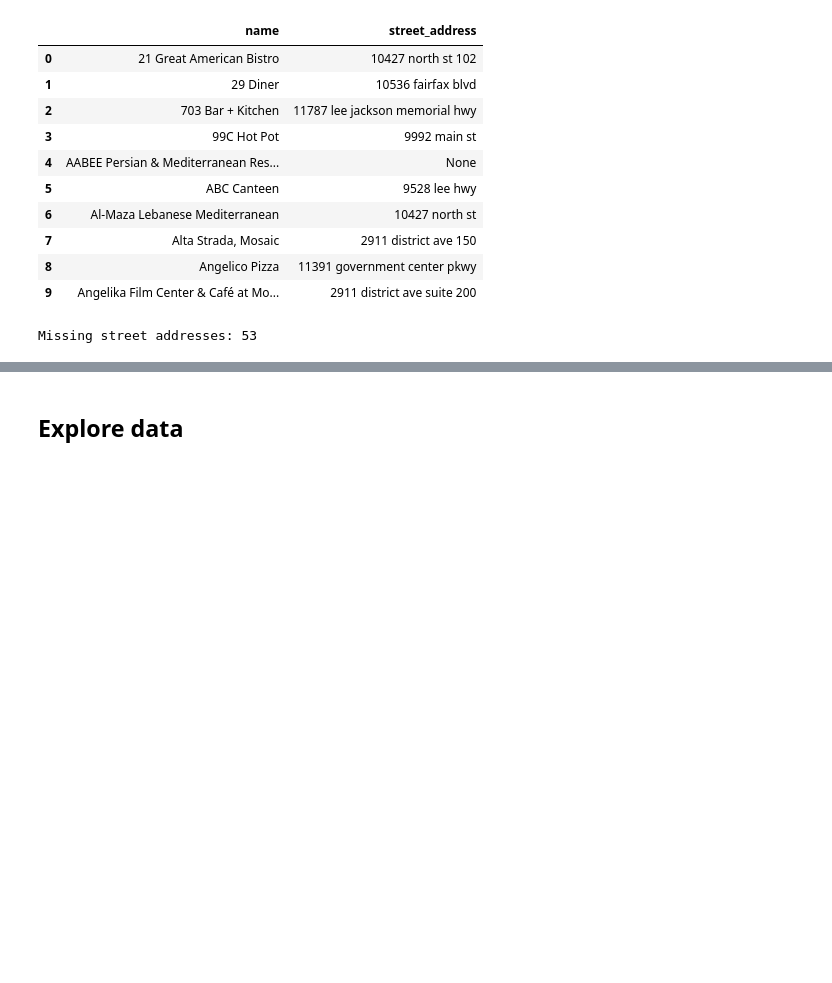
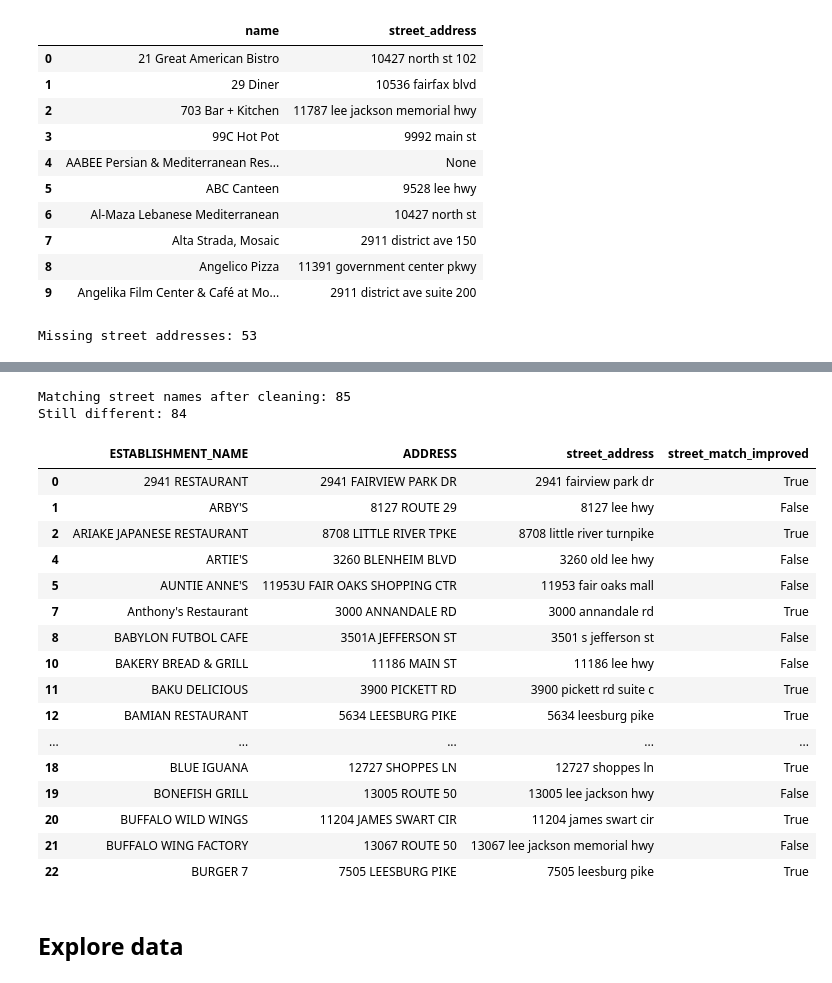
Before and after one commit to hwayalew/ds3001_team1_project, a Jupyter notebook: notebook.ipynb, the cells around one changed output, grey strips where cells are left out. Drawn from its saved outputs; the diff is of its cells as text; code cells hidden in the pictures; blank space fills up the shorter version.

```diff
--- a/notebook.ipynb
+++ b/notebook.ipynb
@@ -561,3 +623,82 @@ Different or missing street numbers: 181
+# %%
+#Improve street address matching
+
+# Make a copy of the pairs with matching street numbers
+address_matches = address_matches.copy()
+
+# Remove common suite/unit information and standardize abbreviations
+def simplify_street(address):
+    if pd.isna(address):
+        return ""
+
+    address = str(address).lower()
+
+    # Standardize common abbreviations
+    address = re.sub(r"\bturnpike\b", "tpke", address)
+    address = re.sub(r"\bhighway\b", "hwy", address)
+    address = re.sub(r"\bparkway\b", "pkwy", address)
+
+    # Remove suite or unit information
+    address = re.sub(
+        r"\b(suite|ste|unit|apt)\s+\w+",
+        "",
+        address
+    )
+
+    # Remove extra spaces
+    address = re.sub(r"\s+", " ", address).strip()
+
+    return address
+
+# Apply the same cleaning to both street columns
+address_matches["fairfax_simple"] = (
+    address_matches["fairfax_street"].apply(simplify_street)
+)
+
+address_matches["google_simple"] = (
+    address_matches["google_street"].apply(simplify_street)
+)
+
+# Compare the simplified addresses
+address_matches["street_match_improved"] = (
+    address_matches["fairfax_simple"]
+    == address_matches["google_simple"]
+)
+
+# Count how many matches we now have
+print("Matching street names after cleaning:",
+      address_matches["street_match_improved"].sum())
+
+print("Still different:",
+      (~address_matches["street_match_improved"]).sum())
+
+# Preview the results
+display(
+    address_matches[
+        ["ESTABLISHMENT_NAME", "ADDRESS",
+         "street_address", "street_match_improved"]
+    ].head(20)
+)
+# %% [output]
+Matching street names after cleaning: 85
+Still different: 84
+|  | ESTABLISHMENT_NAME | ADDRESS | street_address | street_match_improved |
+| 0 | 2941 RESTAURANT | 2941 FAIRVIEW PARK DR | 2941 fairview park dr | True |
+| 1 | ARBY'S | 8127 ROUTE 29 | 8127 lee hwy | False |
+| 2 | ARIAKE JAPANESE RESTAURANT | 8708 LITTLE RIVER TPKE | 8708 little river turnpike | True |
+| 4 | ARTIE'S | 3260 BLENHEIM BLVD | 3260 old lee hwy | False |
+| 5 | AUNTIE ANNE'S | 11953U FAIR OAKS SHOPPING CTR | 11953 fair oaks mall | False |
+| 7 | Anthony's Restaurant | 3000 ANNANDALE RD | 3000 annandale rd | True |
+| 8 | BABYLON FUTBOL CAFE | 3501A JEFFERSON ST | 3501 s jefferson st | False |
+| 10 | BAKERY BREAD & GRILL | 11186 MAIN ST | 11186 lee hwy | False |
+| 11 | BAKU DELICIOUS | 3900 PICKETT RD | 3900 pickett rd suite c | True |
+| 12 | BAMIAN RESTAURANT | 5634 LEESBURG PIKE | 5634 leesburg pike | True |
+| ... | ... | ... | ... | ... |
+| 18 | BLUE IGUANA | 12727 SHOPPES LN | 12727 shoppes ln | True |
+| 19 | BONEFISH GRILL | 13005 ROUTE 50 | 13005 lee jackson hwy | False |
+| 20 | BUFFALO WILD WINGS | 11204 JAMES SWART CIR | 11204 james swart cir | True |
+| 21 | BUFFALO WING FACTORY | 13067 ROUTE 50 | 13067 lee jackson memorial hwy | False |
+| 22 | BURGER 7 | 7505 LEESBURG PIKE | 7505 leesburg pike | True |
 # %% [markdown]
 ## Explore data
 # %%
```
Also changed, not shown: parts of 1 cell of this notebook.
